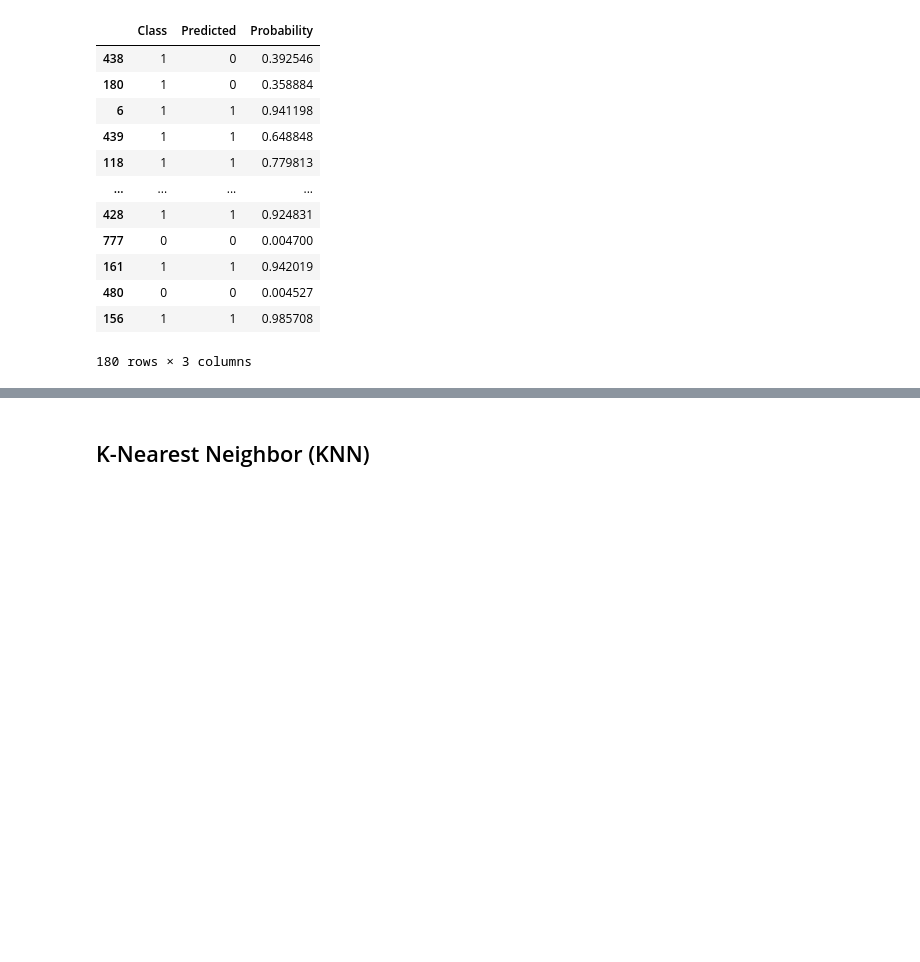
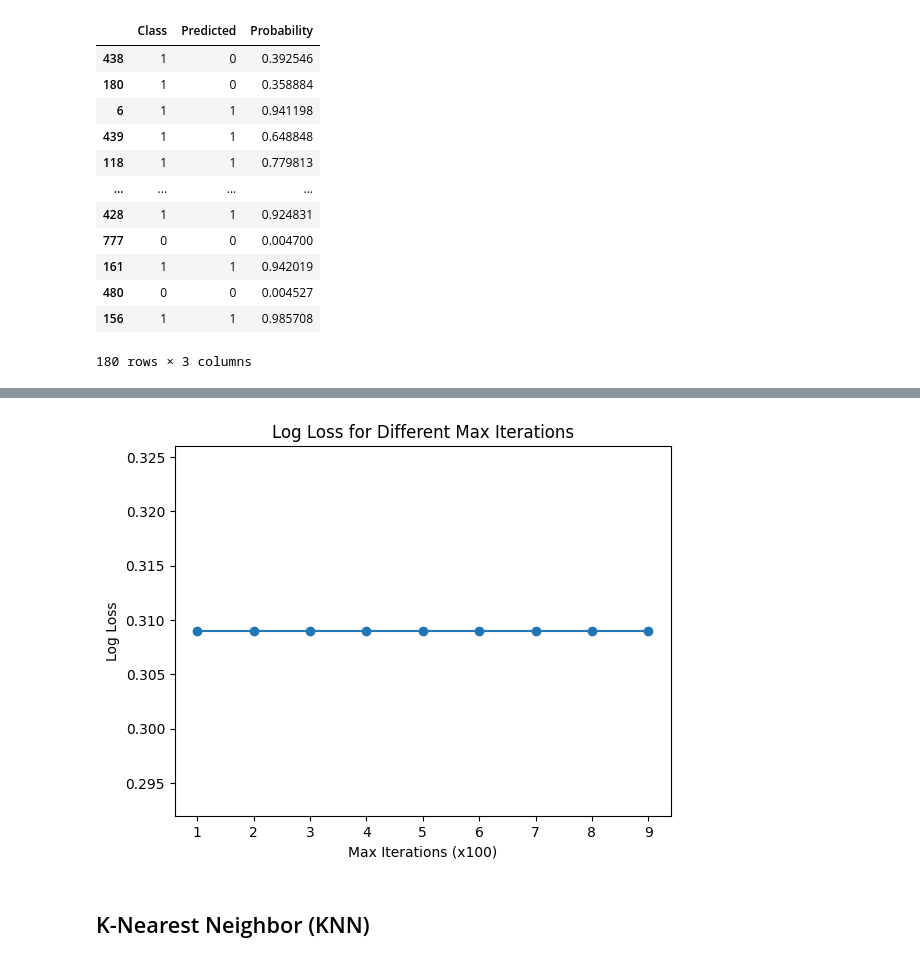
Before and after one commit to melsagin/raisin, a Jupyter notebook: analysis.ipynb, the cells around one changed output, grey strips where cells are left out. Saved outputs shown, nothing was run; the diff lists cells and outputs as text; code cells hidden in the pictures; blank space fills up the shorter version.

```diff
--- a/analysis.ipynb
+++ b/analysis.ipynb
@@ -628,3 +629,30 @@ Log Loss: 0.30143114671413984
+# %%
+from sklearn.linear_model import LogisticRegression
+from sklearn.model_selection import train_test_split
+from sklearn.metrics import log_loss
+import matplotlib.pyplot as plt
+
+# Veriyi yükleyin veya oluşturun
+# X_train, X_test, y_train, y_test = ...
+
+# Farklı model konfigürasyonları için log loss'u hesaplayın
+log_losses = []
+
+for i in range(1, 10):
+    model = LogisticRegression(max_iter=i * 100)
+    model.fit(X_train, y_train)
+    y_pred_proba = model.predict_proba(X_test)
+    log_loss_value = log_loss(y_test, y_pred_proba)
+    log_losses.append(log_loss_value)
+
+# Log loss'u görselleştirin
+plt.plot(range(1, 10), log_losses, marker='o')
+plt.xlabel('Max Iterations (x100)')
+plt.ylabel('Log Loss')
+plt.title('Log Loss for Different Max Iterations')
+plt.show()
+# %% [output]
+[figure, added]
 # %% [markdown]
 ## K-Nearest Neighbor (KNN)
 # %%
```
Also changed, not shown: parts of 3 cells of this notebook.
